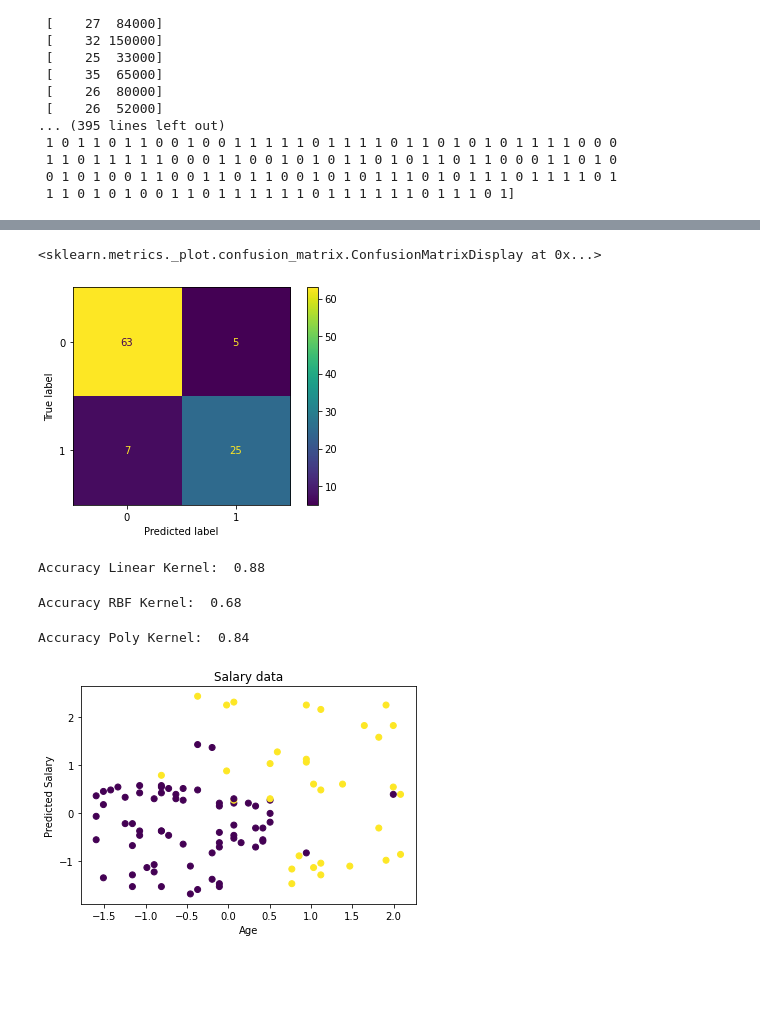
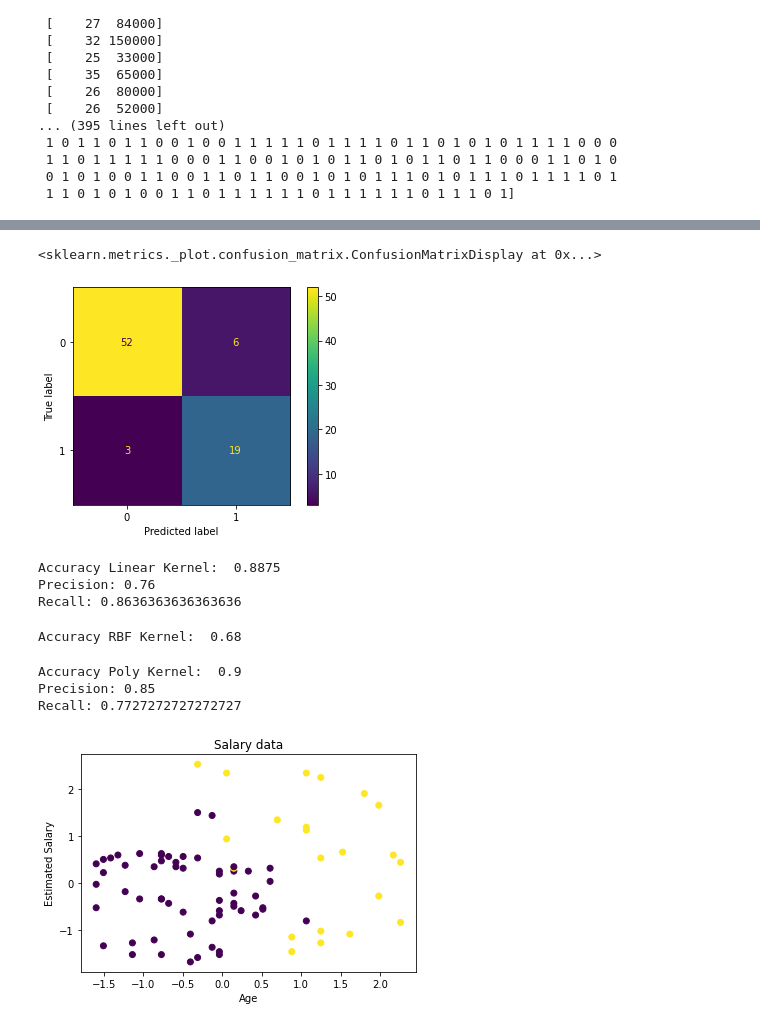
Before and after one commit to SaksheePhade/CL7_MLA, a Jupyter notebook: SVM_dt_socialnet.ipynb, the cells around one changed output, grey strips where cells are left out. Drawn from its saved outputs; the diff is of its cells as text; code cells hidden in the pictures; blank space fills up the shorter version.

```diff
--- a/SVM_dt_socialnet.ipynb
+++ b/SVM_dt_socialnet.ipynb
@@ -50,7 +48,7 @@ print(y)
 # %%
 #splitting the data into training and test data
 from sklearn.model_selection import train_test_split
-x_train, x_test, y_train, y_test = train_test_split(x, y, test_size = 0.25, random_state = 0)
+x_train, x_test, y_train, y_test = train_test_split(x, y, test_size = 0.20, random_state = 0) #20% data for testing, 75% for training
 # %%
 #scaling the dataset
 from sklearn.preprocessing import StandardScaler
@@ -74,13 +107,21 @@ from sklearn.metrics import plot_confusion_matrix
 plot_confusion_matrix(classifier, x_test, y_test)
 # %% [output]
 <sklearn.metrics._plot.confusion_matrix.ConfusionMatrixDisplay at 0x...>
-[figure, old version]
+[figure, new version]
 # %%
 #printing accuracy
 from sklearn import metrics
 print("Accuracy Linear Kernel: ", metrics.accuracy_score(y_test, y_pred))
+
+# Model Precision: what percentage of positive tuples are labeled as such?
+print("Precision:",metrics.precision_score(y_test, y_pred))
+
+# Model Recall: what percentage of positive tuples are labelled as such?
+print("Recall:",metrics.recall_score(y_test, y_pred))
 # %% [output]
-Accuracy Linear Kernel:  0.88
+Accuracy Linear Kernel:  0.8875
+Precision: 0.76
+Recall: 0.8636363636363636
 # %%
 #Support Vector Classifier RBF Model
 from sklearn.svm import SVC
@@ -101,16 +142,24 @@ y_pred = classifier.predict(x_test)
 
 from sklearn import metrics
 print("Accuracy Poly Kernel: ", metrics.accuracy_score(y_test, y_pred))
+
+# Model Precision: what percentage of positive tuples are labeled as such?
+print("Precision:",metrics.precision_score(y_test, y_pred))
+
+# Model Recall: what percentage of positive tuples are labelled as such?
+print("Recall:",metrics.recall_score(y_test, y_pred))
 # %% [output]
-Accuracy Poly Kernel:  0.84
+Accuracy Poly Kernel:  0.9
+Precision: 0.85
+Recall: 0.7727272727272727
 # %%
 plt.scatter(x_test[:, 0], x_test[:, 1], c = y_test)
 plt.xlabel("Age")
-plt.ylabel("Predicted Salary")
+plt.ylabel("Estimated Salary")
 plt.title("Salary data")
 plt.show()
 # %% [output]
-[figure, old version]
+[figure, new version]
 # %%
 #Support Vector Classifier Linear Model
 from sklearn.svm import SVC
```
Also changed, not shown: parts of 5 cells of this notebook.
